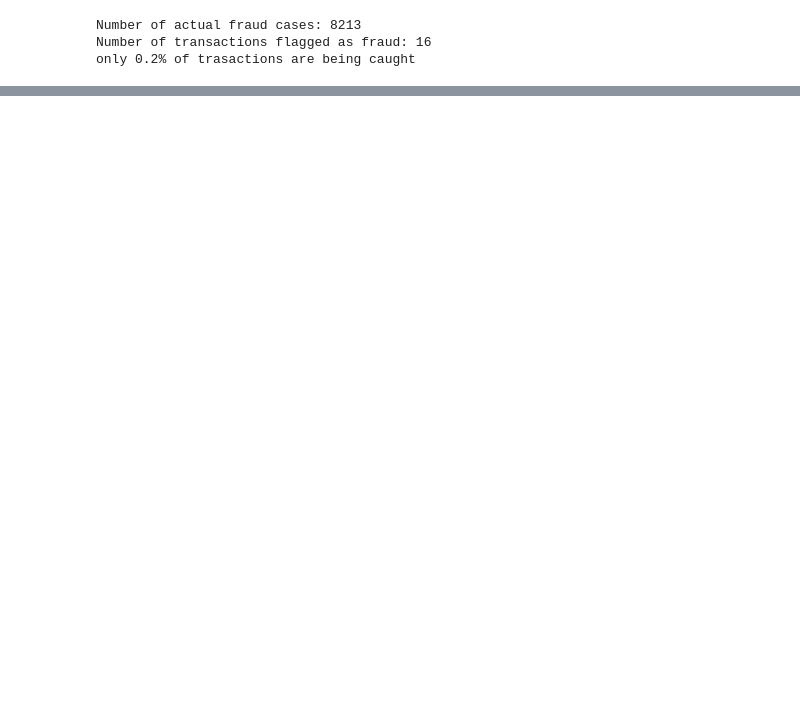
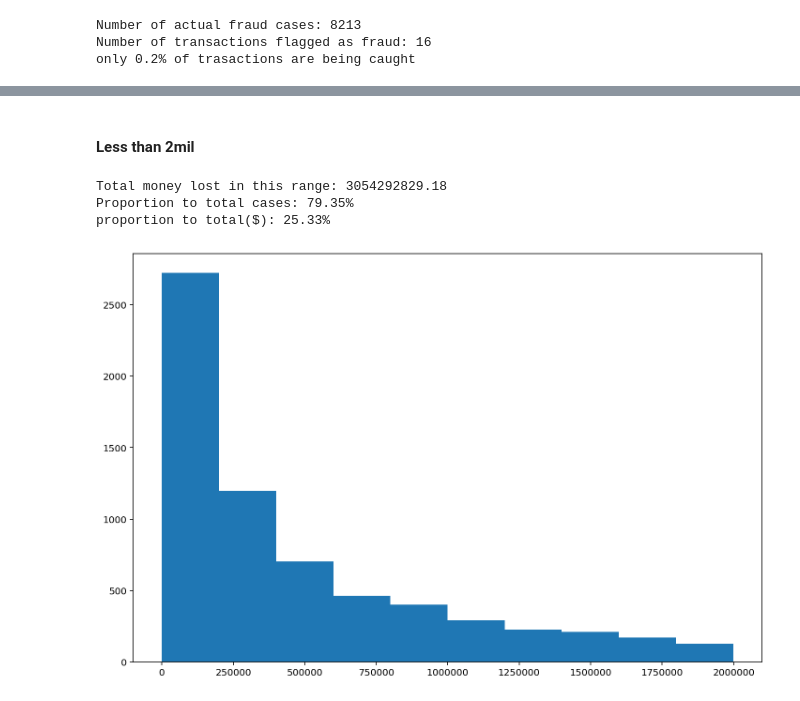
Before and after one commit to DigitalBuddha42/credit_card_fraud_detection, a Jupyter notebook: fraud_analysis.ipynb, the cells around one changed output, grey strips where cells are left out. Cells and saved outputs as stored; diff of their text form; code cells hidden in the pictures; blank space fills up the shorter version.

```diff
--- a/fraud_analysis.ipynb
+++ b/fraud_analysis.ipynb
@@ -120,0 +190,17 @@ only 0.2% of trasactions are being caught
+# %% [markdown]
+#### Less than 2mil
+# %%
+fig=plt.figure(figsize=(12,8))
+plt.hist(majority_amt['amount'])
+money_lost = majority_amt['amount'].sum()
+cases2 = majority_amt['isFraud'].sum()*100
+proportion_cases = round((cases2/total_cases),2)
+proportion = round((money_lost/total_lost*100),2)
+print(f"Total money lost in this range: {money_lost}")
+print(f"Proportion to total cases: {proportion_cases}%")
+print(f"proportion to total($): {proportion}%")
+# %% [output]
+Total money lost in this range: 3054292829.18
+Proportion to total cases: 79.35%
+proportion to total($): 25.33%
+[figure, added]
```
Also changed, not shown: parts of 22 cells of this notebook.
